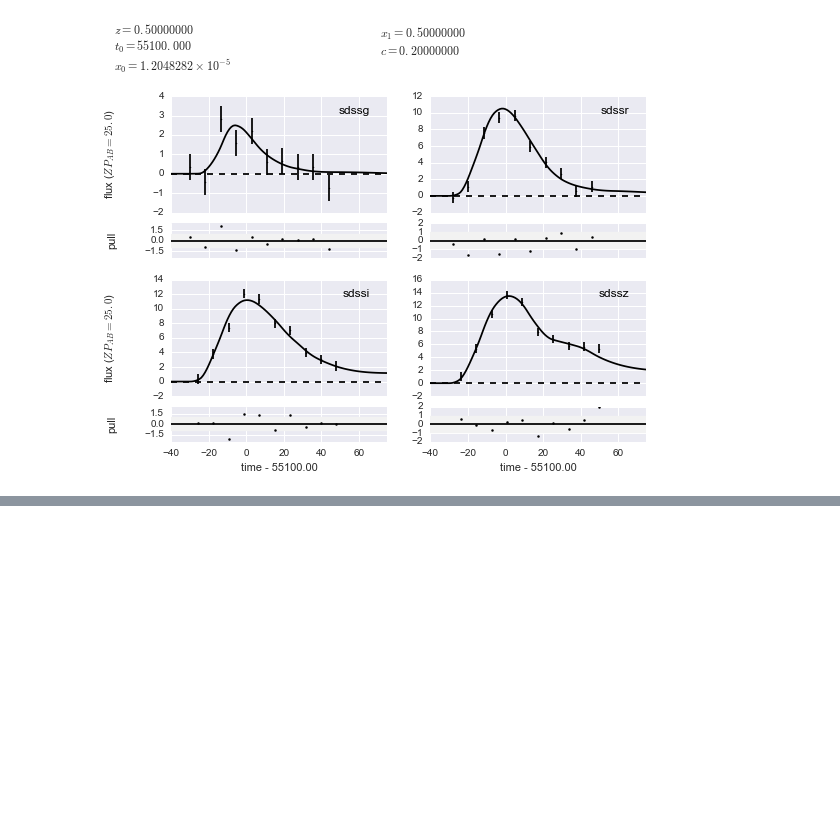
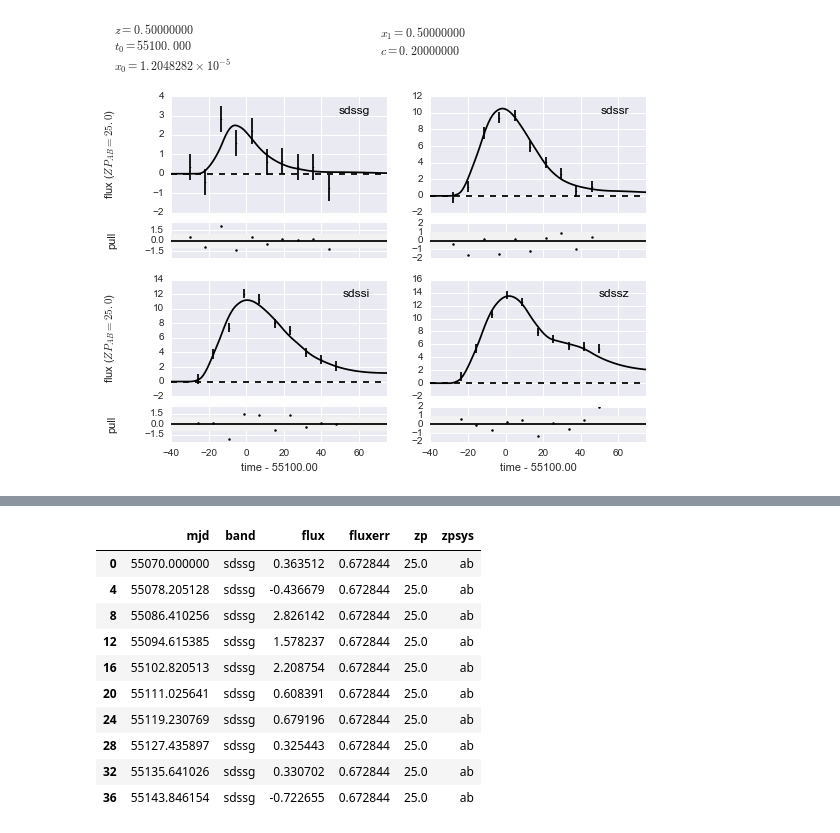
Before and after one commit to rbiswas4/SNsims, a Jupyter notebook: examples/Example_LightCurve.ipynb, the cells around one changed output, grey strips where cells are left out. Cells and saved outputs as stored; diff of their text form; code cells hidden in the pictures; blank space fills up the shorter version.

```diff
--- a/examples/Example_LightCurve.ipynb
+++ b/examples/Example_LightCurve.ipynb
@@ -44,0 +45,14 @@ sncosmo.plot_lc(lc.snCosmoLC(), model, color='k')
+# %%
+lc.lightCurve.query('band == "sdssg"')
+# %% [output]
+|  | mjd | band | flux | fluxerr | zp | zpsys |
+| 0 | 55070.000000 | sdssg | 0.363512 | 0.672844 | 25.0 | ab |
+| 4 | 55078.205128 | sdssg | -0.436679 | 0.672844 | 25.0 | ab |
+| 8 | 55086.410256 | sdssg | 2.826142 | 0.672844 | 25.0 | ab |
+| 12 | 55094.615385 | sdssg | 1.578237 | 0.672844 | 25.0 | ab |
+| 16 | 55102.820513 | sdssg | 2.208754 | 0.672844 | 25.0 | ab |
+| 20 | 55111.025641 | sdssg | 0.608391 | 0.672844 | 25.0 | ab |
+| 24 | 55119.230769 | sdssg | 0.679196 | 0.672844 | 25.0 | ab |
+| 28 | 55127.435897 | sdssg | 0.325443 | 0.672844 | 25.0 | ab |
+| 32 | 55135.641026 | sdssg | 0.330702 | 0.672844 | 25.0 | ab |
+| 36 | 55143.846154 | sdssg | -0.722655 | 0.672844 | 25.0 | ab |
```
Also changed, not shown: parts of 4 cells of this notebook, 2 other files.
